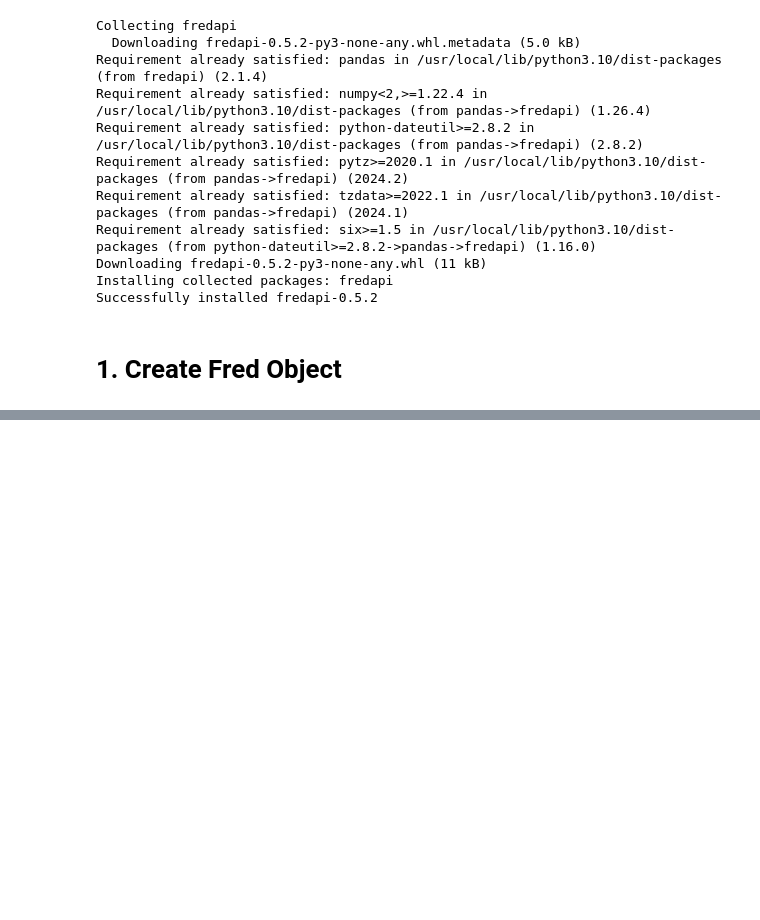
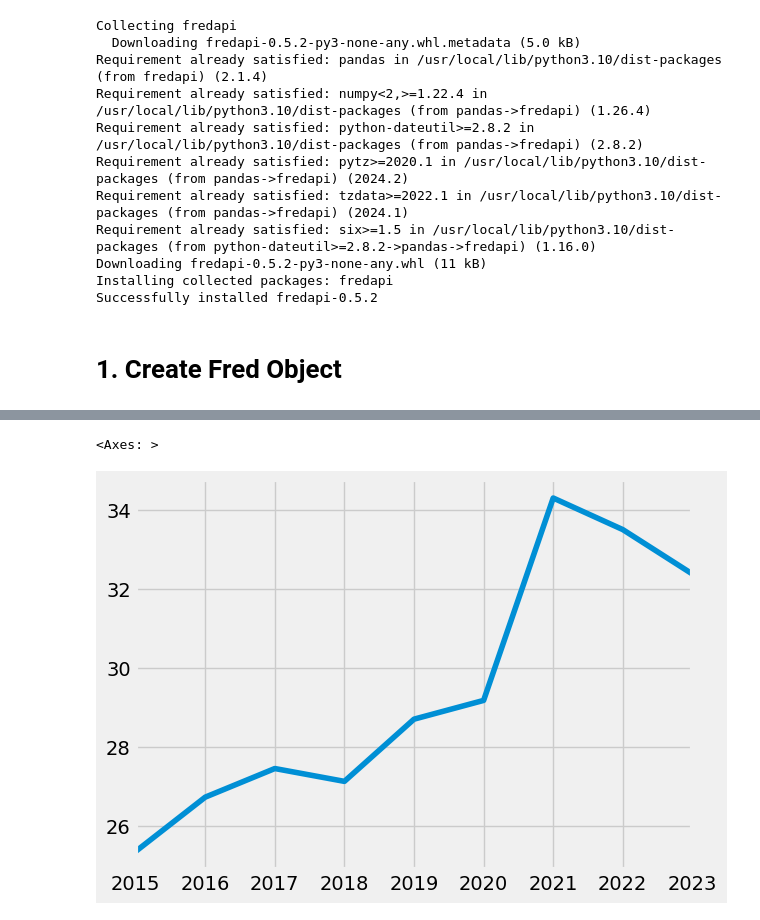
Before and after one commit to l-quincy01/Economic-Data-Analysis, a Jupyter notebook: EconomicEDA.ipynb, the cells around one changed output, grey strips where cells are left out. Cells and saved outputs as stored; diff of their text form; code cells hidden in the pictures; blank space fills up the shorter version.

```diff
--- a/EconomicEDA.ipynb
+++ b/EconomicEDA.ipynb
@@ -72,0 +89,5 @@ fred.search('S&P')
+# %%
+sa_unemploymentRate.plot()
+# %% [output]
+<Axes: >
+[figure, added]
```
Also changed, not shown: parts of 3 cells of this notebook.
